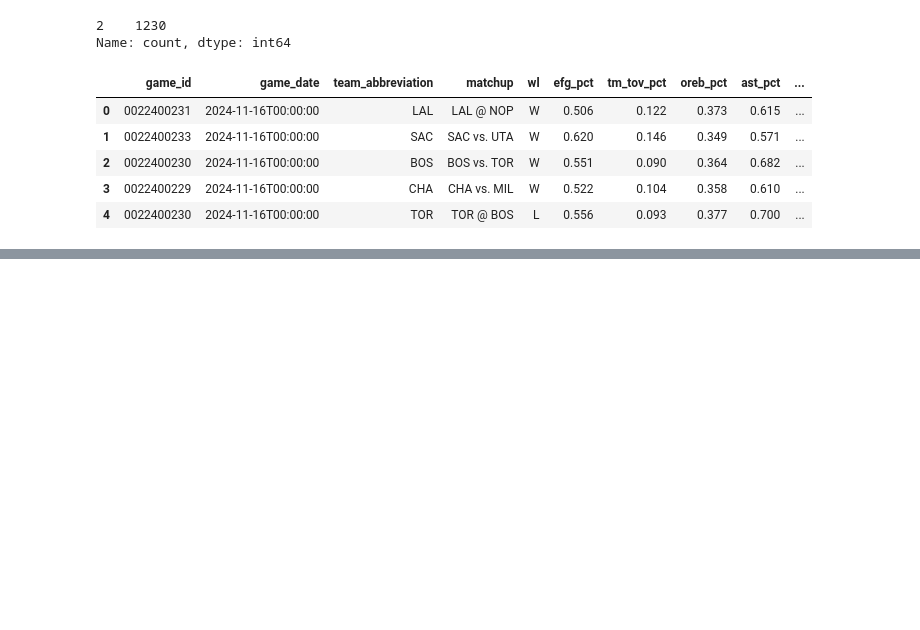
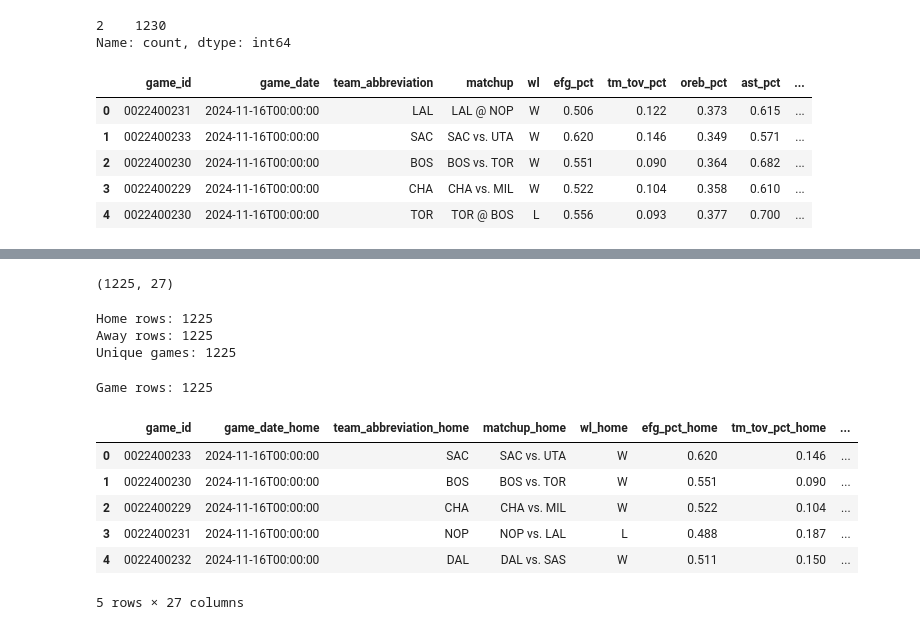
Before and after one commit to timreeg/nba-winning-without-outshooting, a Jupyter notebook: notebooks/01_data_exploration.ipynb, the cells around one changed output, grey strips where cells are left out. Saved outputs shown, nothing was run; the diff lists cells and outputs as text; code cells hidden in the pictures; blank space fills up the shorter version.

```diff
--- a/notebooks/01_data_exploration.ipynb
+++ b/notebooks/01_data_exploration.ipynb
@@ -193,0 +322,44 @@ analysis_df.to_csv("../data/raw/team_game_logs_2024_25.csv", index=False)
+# %%
+games = home.merge(
+    away,
+    on="game_id",
+    suffixes=("_home", "_away")
+)
+
+print(games.shape)
+# %% [output]
+(1225, 27)
+# %%
+home = analysis_clean[
+    analysis_clean["matchup"].str.contains("vs.", regex=False)
+].copy()
+
+away = analysis_clean[
+    analysis_clean["matchup"].str.contains("@", regex=False)
+].copy()
+
+print("Home rows:", len(home))
+print("Away rows:", len(away))
+print("Unique games:", analysis_clean["game_id"].nunique())
+# %% [output]
+Home rows: 1225
+Away rows: 1225
+Unique games: 1225
+# %%
+games = home.merge(
+    away,
+    on="game_id",
+    suffixes=("_home", "_away")
+)
+
+print("Game rows:", len(games))
+games.head()
+# %% [output]
+Game rows: 1225
+|  | game_id | game_date_home | team_abbreviation_home | matchup_home | wl_home | efg_pct_home | tm_tov_pct_home | ... |
+| 0 | 0022400233 | 2024-11-16T00:00:00 | SAC | SAC vs. UTA | W | 0.620 | 0.146 | ... |
+| 1 | 0022400230 | 2024-11-16T00:00:00 | BOS | BOS vs. TOR | W | 0.551 | 0.090 | ... |
+| 2 | 0022400229 | 2024-11-16T00:00:00 | CHA | CHA vs. MIL | W | 0.522 | 0.104 | ... |
+| 3 | 0022400231 | 2024-11-16T00:00:00 | NOP | NOP vs. LAL | L | 0.488 | 0.187 | ... |
+| 4 | 0022400232 | 2024-11-16T00:00:00 | DAL | DAL vs. SAS | W | 0.511 | 0.150 | ... |
+5 rows × 27 columns
```
Also changed, not shown: parts of 19 cells of this notebook, 1 other file.
